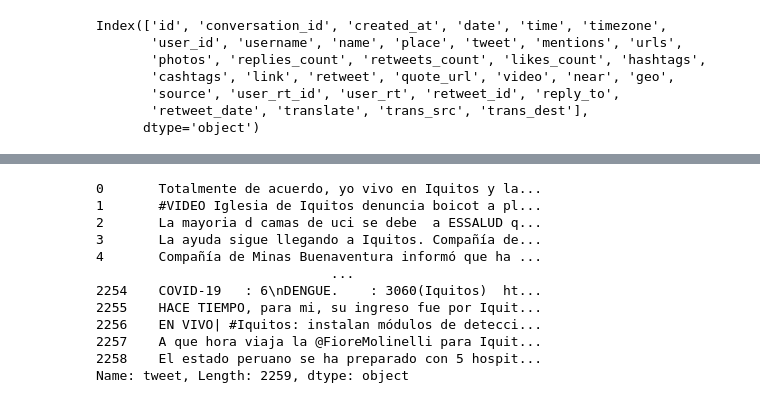
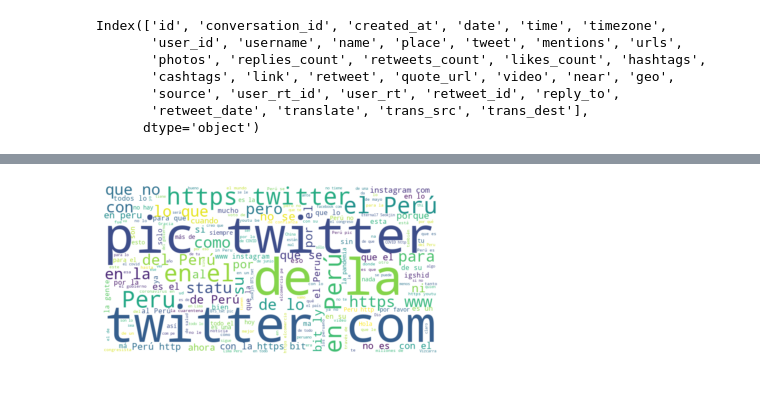
Before and after one commit to minskylab/signals, a Jupyter notebook: explore.ipynb, the cells around one changed output, grey strips where cells are left out. Cells and saved outputs as stored; diff of their text form; code cells hidden in the pictures.

```diff
--- a/explore.ipynb
+++ b/explore.ipynb
@@ -102,16 +67,11 @@ Name: mentions, Length: 2259, dtype: object
-# %%
-iquitos["tweet"]
-# %% [output]
-0       Totalmente de acuerdo, yo vivo en Iquitos y la...
-1       #VIDEO Iglesia de Iquitos denuncia boicot a pl...
-2       La mayoria d camas de uci se debe  a ESSALUD q...
-3       La ayuda sigue llegando a Iquitos. Compañía de...
-4       Compañía de Minas Buenaventura informó que ha ...
-                              ...
-2254    COVID-19   : 6\nDENGUE.    : 3060(Iquitos)  ht...
-2255    HACE TIEMPO, para mi, su ingreso fue por Iquit...
-2256    EN VIVO| #Iquitos: instalan módulos de detecci...
-2257    A que hora viaja la @FioreMolinelli para Iquit...
-2258    El estado peruano se ha preparado con 5 hospit...
-Name: tweet, Length: 2259, dtype: object
+# %%
+total_text = ". ".join([str(t) for t in peru["tweet"]])
+wc = WordCloud(background_color="white", repeat=True, width=800, height=400)
+wc.generate(total_text)
+
+plt.axis("off")
+plt.imshow(wc, interpolation="bilinear")
+plt.show()
+# %% [output]
+[figure, added]
 # %%
```
Also changed, not shown: parts of 25 cells of this notebook, 10 other files.
